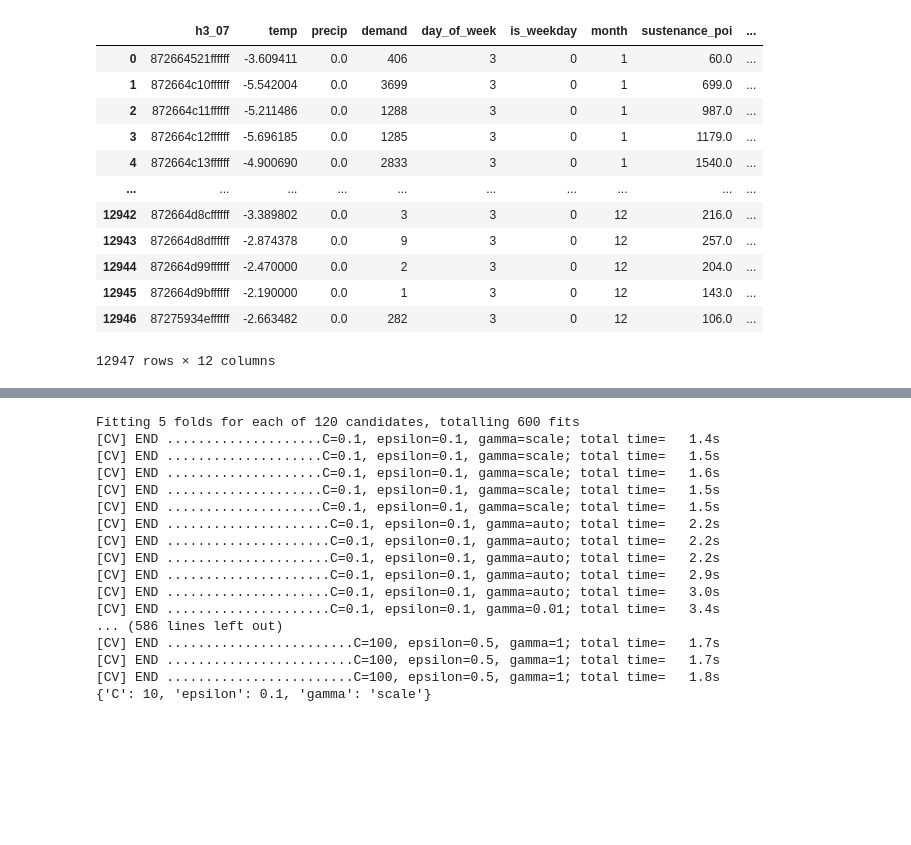
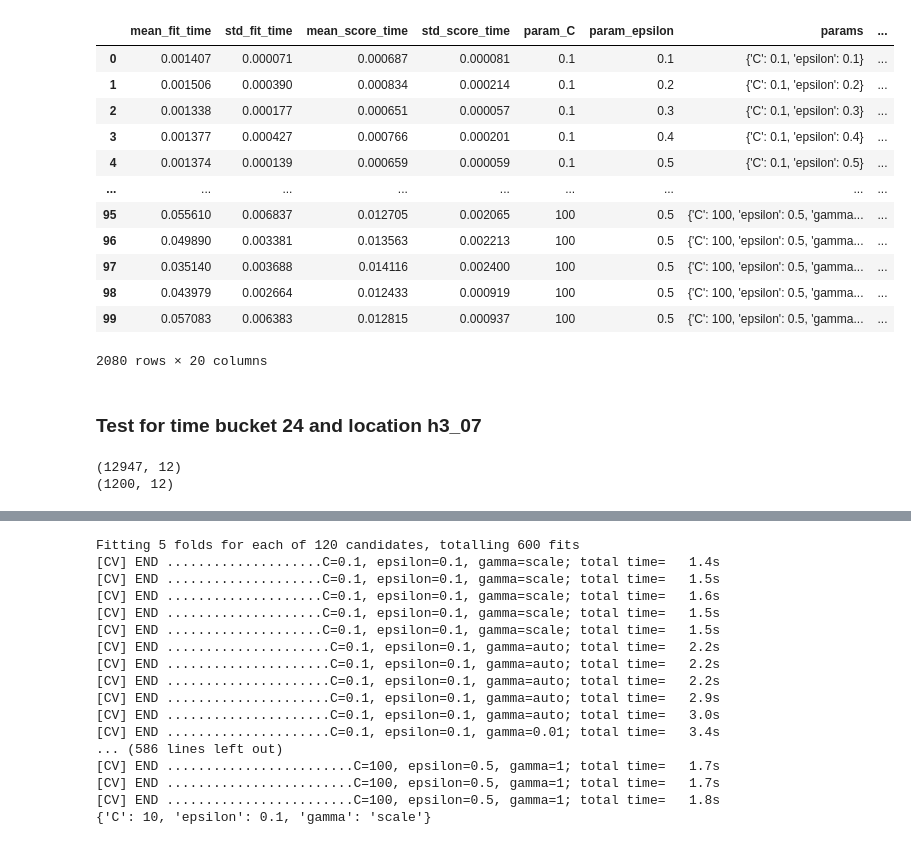
Before and after one commit to Jerematix/aaa, a Jupyter notebook: notebooks/4_predictive_analysis/01_SVM.ipynb, the cells around one changed output, grey strips where cells are left out. Cells and saved outputs as stored; diff of their text form; code cells hidden in the pictures; blank space fills up the shorter version.

```diff
--- a/notebooks/4_predictive_analysis/01_SVM.ipynb
+++ b/notebooks/4_predictive_analysis/01_SVM.ipynb
@@ -10,3 +29,33 @@ warnings.filterwarnings('ignore')
+# %%
+param_grid_linear = {
+    'C': [0.1, 1, 10, 100],
+    'epsilon': [0.1, 0.2, 0.3, 0.4, 0.5],
+}
+
+def grid_search_linear_svr(X_train, y_train, param_grid):
+    linear_svr_model = LinearSVR()
+    grid_search_linear = GridSearchCV(linear_svr_model, param_grid, cv=5, scoring='neg_mean_squared_error', verbose=0, n_jobs=-1)
+    grid_search_linear.fit(X_train, y_train)
+    return grid_search_linear
+
+param_grid_poly = {
+    'C': [0.1, 1, 10, 100],
+    'gamma': ['scale', 'auto', 0.001, 0.01, 0.1], # 1
+    'epsilon': [0.1, 0.2, 0.3, 0.4, 0.5],
+    'degree': [2, 3, 4, 5]
+}
+
+param_grid_rbf = {
+    'C': [0.1, 1, 10, 100],
+    'gamma': ['scale', 'auto', 0.001, 0.01, 0.1], # 1
+    'epsilon': [0.1, 0.2, 0.3, 0.4, 0.5]
+}
+
+def grid_search_kernel_svr(X_train, y_train, param_grid, kernel):
+    svr = SVR(kernel=kernel)
+    grid_search_kernel = GridSearchCV(svr, param_grid, cv=5, scoring='neg_mean_squared_error', verbose=0, n_jobs=-1)
+    grid_search_kernel.fit(X_train, y_train)
+    return grid_search_kernel
 # %%
 time_bucket_lengths = [1, 2, 6, 24]
 location_buckets = ["h3_07", "h3_08", "h3_09"] # "centroid" fehlt noch weil nur über langitude longitude aggregierbar
@@ -16,0 +178,19 @@ location_bucket = "h3_07"
+# %%
+grid_dfs_list = [pd.DataFrame(grid_df) for grid_df in grid_dfs]
+pd.concat(grid_dfs_list)
+# %% [output]
+|  | mean_fit_time | std_fit_time | mean_score_time | std_score_time | param_C | param_epsilon | params | ... |
+| 0 | 0.001407 | 0.000071 | 0.000687 | 0.000081 | 0.1 | 0.1 | {'C': 0.1, 'epsilon': 0.1} | ... |
+| 1 | 0.001506 | 0.000390 | 0.000834 | 0.000214 | 0.1 | 0.2 | {'C': 0.1, 'epsilon': 0.2} | ... |
+| 2 | 0.001338 | 0.000177 | 0.000651 | 0.000057 | 0.1 | 0.3 | {'C': 0.1, 'epsilon': 0.3} | ... |
+| 3 | 0.001377 | 0.000427 | 0.000766 | 0.000201 | 0.1 | 0.4 | {'C': 0.1, 'epsilon': 0.4} | ... |
+| 4 | 0.001374 | 0.000139 | 0.000659 | 0.000059 | 0.1 | 0.5 | {'C': 0.1, 'epsilon': 0.5} | ... |
+| ... | ... | ... | ... | ... | ... | ... | ... | ... |
+| 95 | 0.055610 | 0.006837 | 0.012705 | 0.002065 | 100 | 0.5 | {'C': 100, 'epsilon': 0.5, 'gamma... | ... |
+| 96 | 0.049890 | 0.003381 | 0.013563 | 0.002213 | 100 | 0.5 | {'C': 100, 'epsilon': 0.5, 'gamma... | ... |
+| 97 | 0.035140 | 0.003688 | 0.014116 | 0.002400 | 100 | 0.5 | {'C': 100, 'epsilon': 0.5, 'gamma... | ... |
+| 98 | 0.043979 | 0.002664 | 0.012433 | 0.000919 | 100 | 0.5 | {'C': 100, 'epsilon': 0.5, 'gamma... | ... |
+| 99 | 0.057083 | 0.006383 | 0.012815 | 0.000937 | 100 | 0.5 | {'C': 100, 'epsilon': 0.5, 'gamma... | ... |
+2080 rows × 20 columns
+# %% [markdown]
+### Test for time bucket 24 and location h3_07
@@ -17,18 +200,12 @@ location_bucket = "h3_07"
 # %%
 # read in data
 data = pd.read_parquet(f"../../data/predictive/Taxi_Trips_Spatio_Temporal_{time_bucket_length}_{location_bucket}.parquet")
-data
+print(data.shape)
+
+# create sample from data with 10 hexagons
+sampled_hexagons =  random.sample(data["h3_07"].unique().tolist(), 10)
+data_sampled = data[data["h3_07"].isin(sampled_hexagons)]
+print(data_sampled.shape)
 # %% [output]
-|  | h3_07 | temp | precip | demand | day_of_week | is_weekday | month | sustenance_poi | ... |
-| 0 | 872664521ffffff | -3.609411 | 0.0 | 406 | 3 | 0 | 1 | 60.0 | ... |
-| 1 | 872664c10ffffff | -5.542004 | 0.0 | 3699 | 3 | 0 | 1 | 699.0 | ... |
-| 2 | 872664c11ffffff | -5.211486 | 0.0 | 1288 | 3 | 0 | 1 | 987.0 | ... |
-| 3 | 872664c12ffffff | -5.696185 | 0.0 | 1285 | 3 | 0 | 1 | 1179.0 | ... |
-| 4 | 872664c13ffffff | -4.900690 | 0.0 | 2833 | 3 | 0 | 1 | 1540.0 | ... |
-| ... | ... | ... | ... | ... | ... | ... | ... | ... | ... |
-| 12942 | 872664d8cffffff | -3.389802 | 0.0 | 3 | 3 | 0 | 12 | 216.0 | ... |
-| 12943 | 872664d8dffffff | -2.874378 | 0.0 | 9 | 3 | 0 | 12 | 257.0 | ... |
-| 12944 | 872664d99ffffff | -2.470000 | 0.0 | 2 | 3 | 0 | 12 | 204.0 | ... |
-| 12945 | 872664d9bffffff | -2.190000 | 0.0 | 1 | 3 | 0 | 12 | 143.0 | ... |
-| 12946 | 87275934effffff | -2.663482 | 0.0 | 282 | 3 | 0 | 12 | 106.0 | ... |
-12947 rows × 12 columns
+(12947, 12)
+(1200, 12)
```
Also changed, not shown: parts of 12 cells of this notebook.
